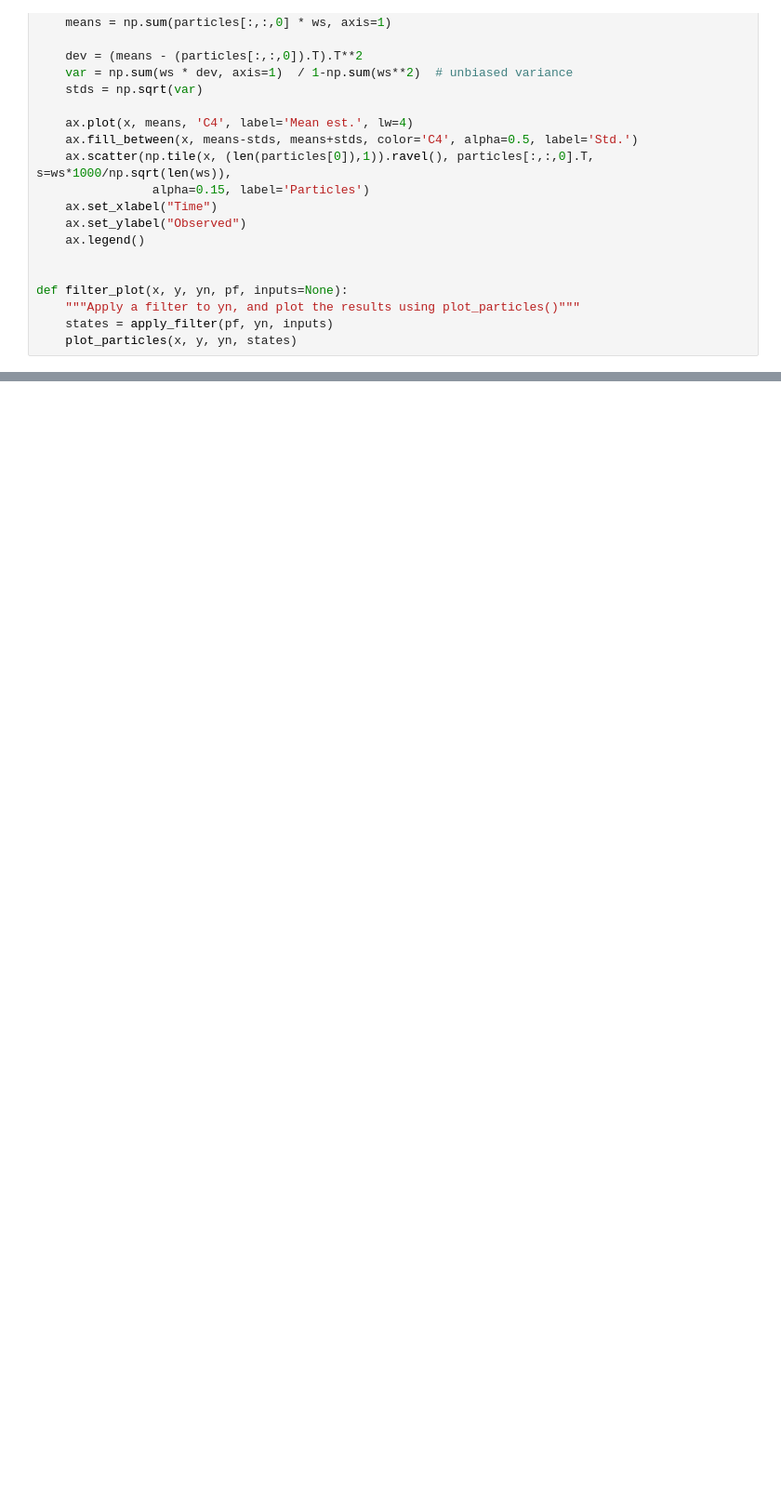
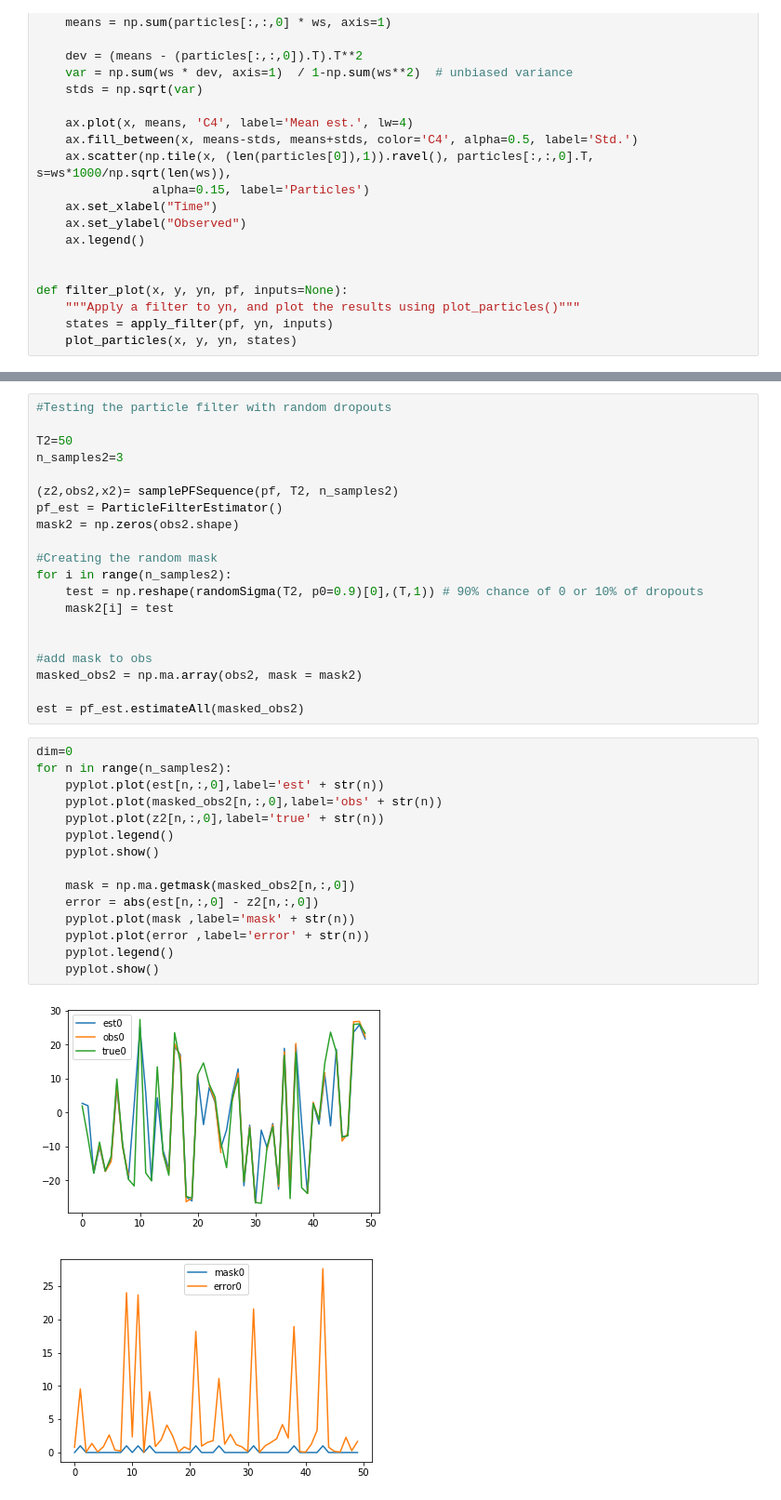
Before and after one commit to aaspeel/optiMeasRL, a Jupyter notebook: PF_example.ipynb, the cells around one changed output, grey strips where cells are left out. Shown at 93% size. Saved outputs shown, nothing was run; the diff lists cells and outputs as text; blank space fills up the shorter version.

Commit message:
tested with dropouts and cleaned code

```diff
--- a/PF_example.ipynb
+++ b/PF_example.ipynb
@@ -86,0 +87,38 @@ for i in range(n_samples):
+# %%
+#Testing the particle filter with random dropouts
+
+T2=50
+n_samples2=3
+
+(z2,obs2,x2)= samplePFSequence(pf, T2, n_samples2)
+pf_est = ParticleFilterEstimator()
+mask2 = np.zeros(obs2.shape)
+
+#Creating the random mask
+for i in range(n_samples2):
+    test = np.reshape(randomSigma(T2, p0=0.9)[0],(T,1)) # 90% chance of 0 or 10% of dropouts
+    mask2[i] = test
+
+
+#add mask to obs
+masked_obs2 = np.ma.array(obs2, mask = mask2)
+
+est = pf_est.estimateAll(masked_obs2)
+# %%
+dim=0
+for n in range(n_samples2):
+    pyplot.plot(est[n,:,0],label='est' + str(n))
+    pyplot.plot(masked_obs2[n,:,0],label='obs' + str(n))
+    pyplot.plot(z2[n,:,0],label='true' + str(n))
+    pyplot.legend()
+    pyplot.show()
+
+    mask = np.ma.getmask(masked_obs2[n,:,0])
+    error = abs(est[n,:,0] - z2[n,:,0])
+    pyplot.plot(mask ,label='mask' + str(n))
+    pyplot.plot(error ,label='error' + str(n))
+    pyplot.legend()
+    pyplot.show()
+# %% [output]
+[figure, added]
+[figure, added]
```
Also changed, not shown: parts of 3 cells of this notebook, 1 other file.
